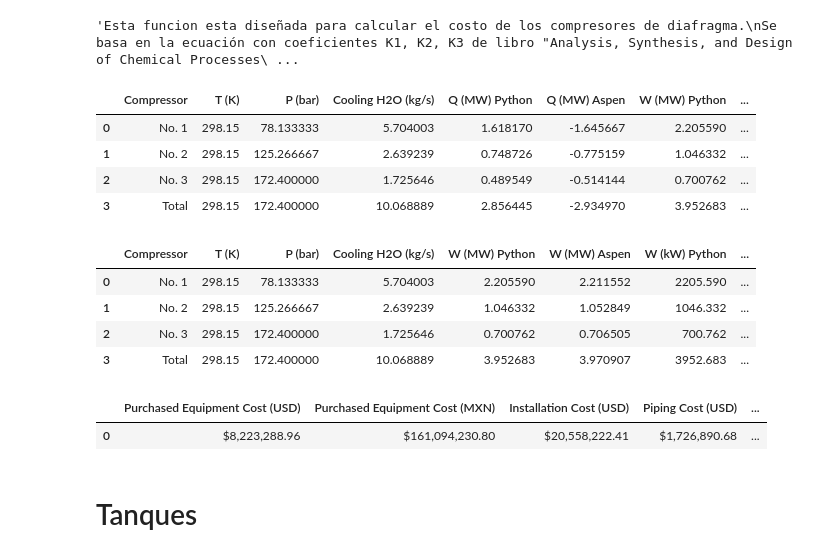
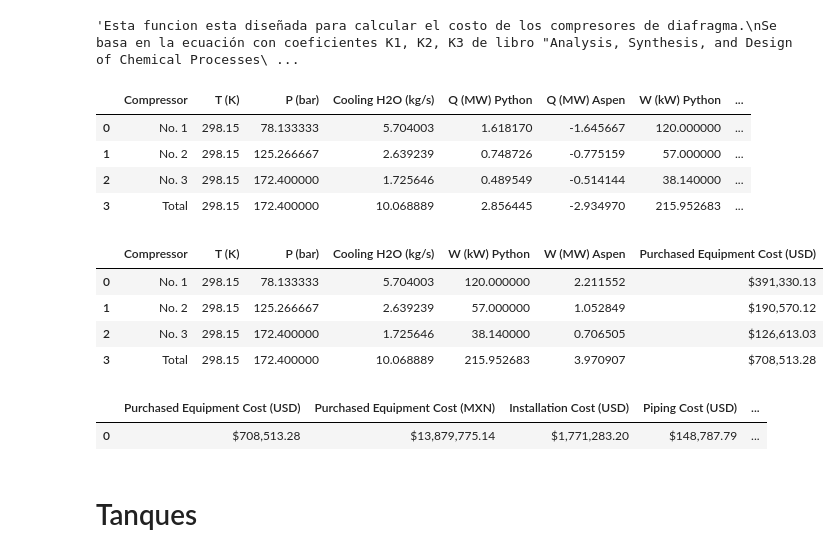
Before and after one commit to SOTO729/8vo, a Jupyter notebook: Evaluacion económica/Calculo de costos.ipynb, the cells around one changed output. Drawn from its saved outputs; the diff is of its cells as text; code cells hidden in the pictures.

```diff
--- a/Evaluacion económica/Calculo de costos.ipynb
+++ b/Evaluacion económica/Calculo de costos.ipynb
@@ -20,27 +20,26 @@ Los coeficientes para el tipo de compresor son los datos para compresor reciproc
 # %%
 import pandas as pd
 
 data = {
     "Compressor": ["No. 1", "No. 2", "No. 3", "Total"],
     "T (K)": [298.15, 298.15, 298.15, 298.15],
     "P (bar)": [78.133333, 125.266667, 172.4, 172.4],
     "Cooling H2O (kg/s)": [5.704003, 2.639239, 1.725646, 10.068889],
     "Q (MW) Python": [1.618170, 0.748726, 0.489549, 2.856445],
     "Q (MW) Aspen": [-1.645667, -0.775159, -0.514144, -2.934970],
-    "W (MW) Python": [2.205590, 1.046332, 0.700762, 3.952683],
+    "W (kW) Python": [120, 57, 38.14, 215.952683],
     "W (MW) Aspen": [2.211552, 1.052849, 0.706505, 3.970907],
     "Error %": [99.299363, 98.604557, 98.014587, 295.918507],
 }
 
 prueba = pd.DataFrame(data)
-prueba["W (kW) Python"] = prueba["W (MW) Python"] * 1000
 prueba
 # %% [output]
-|  | Compressor | T (K) | P (bar) | Cooling H2O (kg/s) | Q (MW) Python | Q (MW) Aspen | W (MW) Python | ... |
-| 0 | No. 1 | 298.15 | 78.133333 | 5.704003 | 1.618170 | -1.645667 | 2.205590 | ... |
-| 1 | No. 2 | 298.15 | 125.266667 | 2.639239 | 0.748726 | -0.775159 | 1.046332 | ... |
-| 2 | No. 3 | 298.15 | 172.400000 | 1.725646 | 0.489549 | -0.514144 | 0.700762 | ... |
-| 3 | Total | 298.15 | 172.400000 | 10.068889 | 2.856445 | -2.934970 | 3.952683 | ... |
+|  | Compressor | T (K) | P (bar) | Cooling H2O (kg/s) | Q (MW) Python | Q (MW) Aspen | W (kW) Python | ... |
+| 0 | No. 1 | 298.15 | 78.133333 | 5.704003 | 1.618170 | -1.645667 | 120.000000 | ... |
+| 1 | No. 2 | 298.15 | 125.266667 | 2.639239 | 0.748726 | -0.775159 | 57.000000 | ... |
+| 2 | No. 3 | 298.15 | 172.400000 | 1.725646 | 0.489549 | -0.514144 | 38.140000 | ... |
+| 3 | Total | 298.15 | 172.400000 | 10.068889 | 2.856445 | -2.934970 | 215.952683 | ... |
 # %%
 
 import pandas as pd
@@ -116,16 +115,16 @@ calculator = PriceCalculator(prueba,1,SS)
 calculator.dataframe
 calculator.dataframe.drop(columns=["Error %", "Q (MW) Aspen", "Q (MW) Python"], inplace=False)
 # %% [output]
-|  | Compressor | T (K) | P (bar) | Cooling H2O (kg/s) | W (MW) Python | W (MW) Aspen | W (kW) Python | ... |
-| 0 | No. 1 | 298.15 | 78.133333 | 5.704003 | 2.205590 | 2.211552 | 2205.590 | ... |
-| 1 | No. 2 | 298.15 | 125.266667 | 2.639239 | 1.046332 | 1.052849 | 1046.332 | ... |
-| 2 | No. 3 | 298.15 | 172.400000 | 1.725646 | 0.700762 | 0.706505 | 700.762 | ... |
-| 3 | Total | 298.15 | 172.400000 | 10.068889 | 3.952683 | 3.970907 | 3952.683 | ... |
+|  | Compressor | T (K) | P (bar) | Cooling H2O (kg/s) | W (kW) Python | W (MW) Aspen | Purchased Equipment Cost (USD) |
+| 0 | No. 1 | 298.15 | 78.133333 | 5.704003 | 120.000000 | 2.211552 | $391,330.13 |
+| 1 | No. 2 | 298.15 | 125.266667 | 2.639239 | 57.000000 | 1.052849 | $190,570.12 |
+| 2 | No. 3 | 298.15 | 172.400000 | 1.725646 | 38.140000 | 0.706505 | $126,613.03 |
+| 3 | Total | 298.15 | 172.400000 | 10.068889 | 215.952683 | 3.970907 | $708,513.28 |
 # %%
 calculator.extras_df
 # %% [output]
 |  | Purchased Equipment Cost (USD) | Purchased Equipment Cost (MXN) | Installation Cost (USD) | Piping Cost (USD) | ... |
-| 0 | $8,223,288.96 | $161,094,230.80 | $20,558,222.41 | $1,726,890.68 | ... |
+| 0 | $708,513.28 | $13,879,775.14 | $1,771,283.20 | $148,787.79 | ... |
 # %% [markdown]
  <h1>Tanques </h1>
 # %% [markdown]
```
Also changed, not shown: parts of 1 cell of this notebook.
